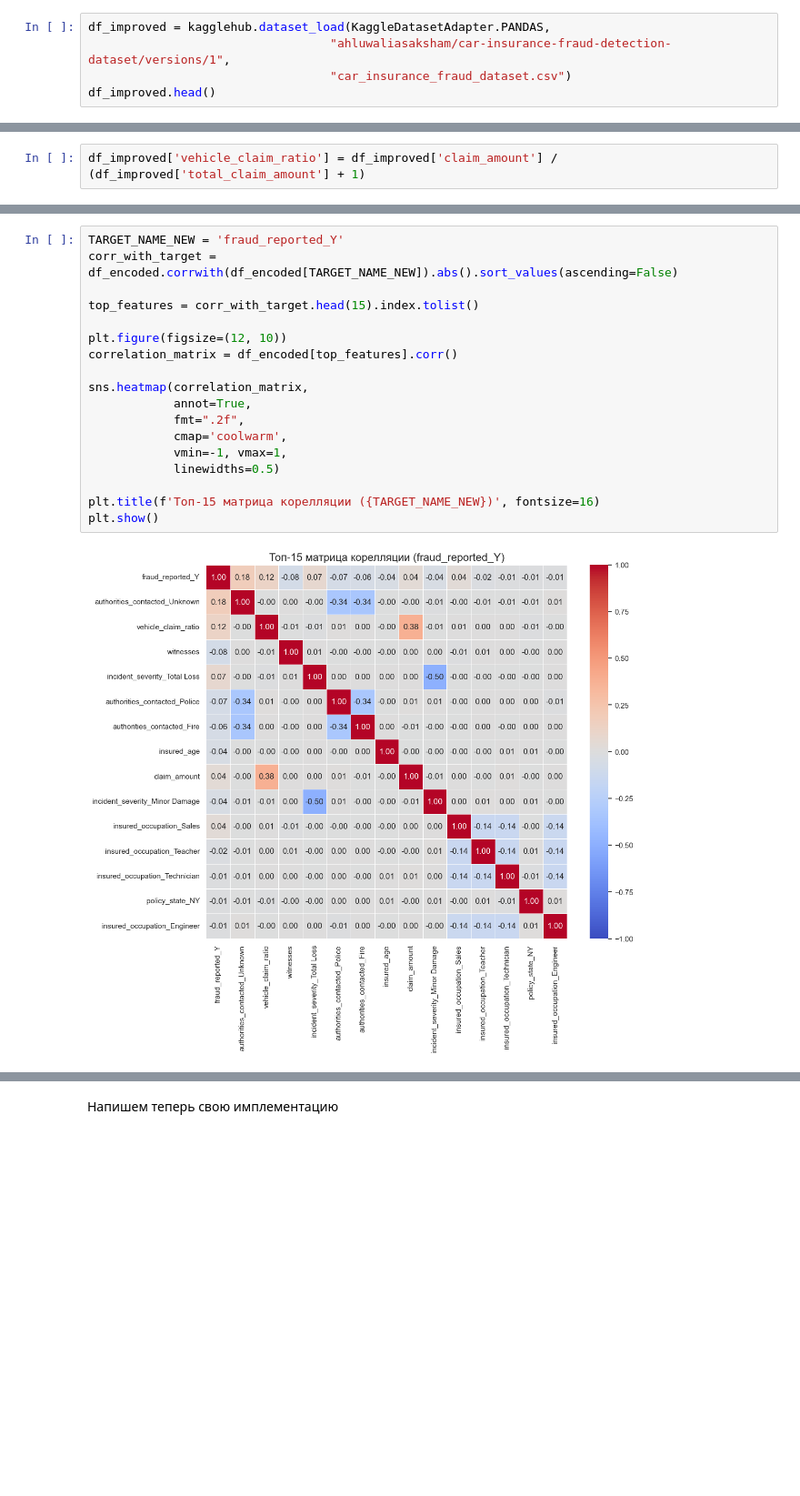
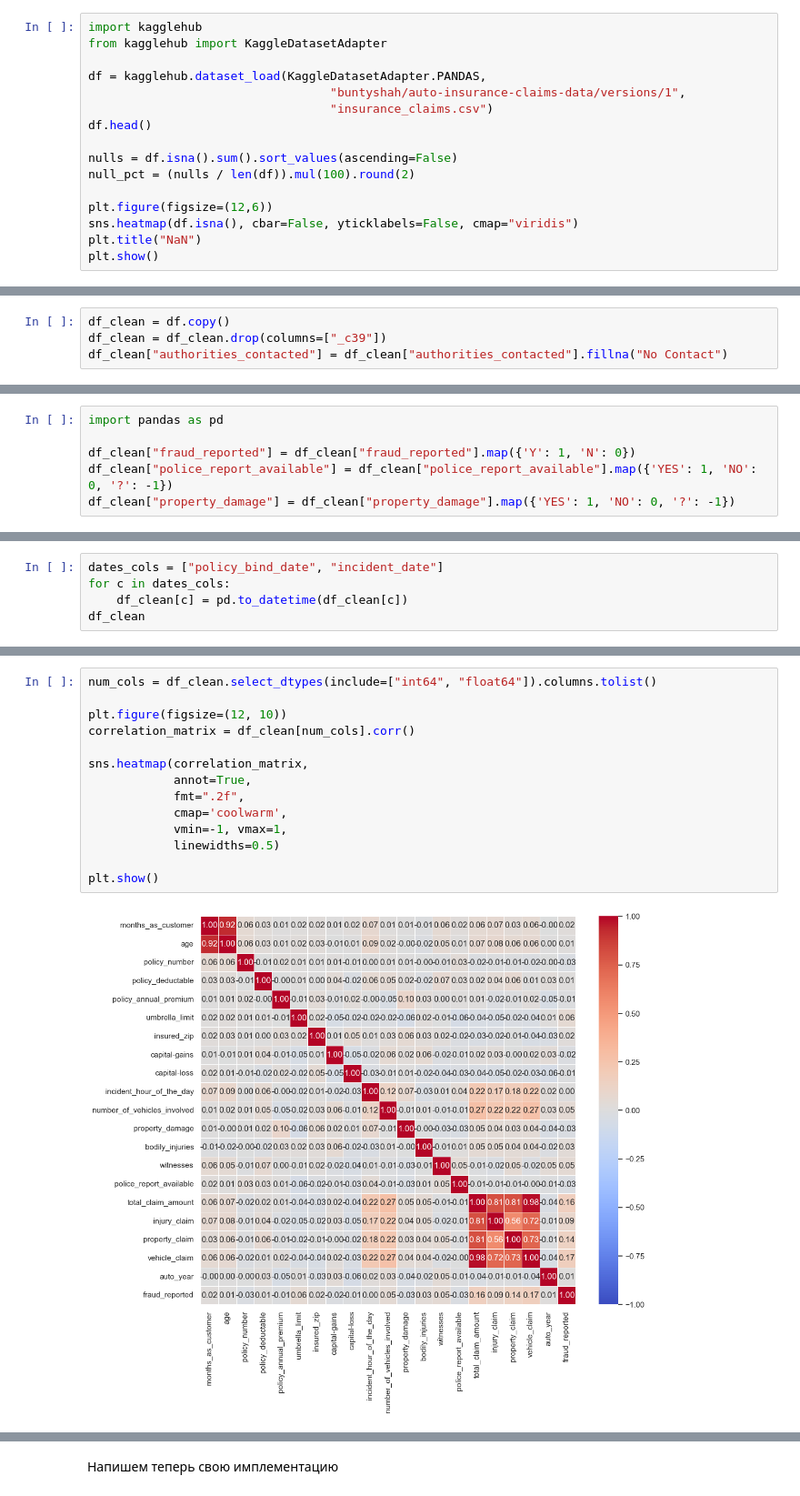
Before and after one commit to zloyaloha/ai-frameworks, a Jupyter notebook: lab1.ipynb, the cells around one changed output, grey strips where cells are left out. Shown at 91% size. Cells and saved outputs as stored; diff of their text form; blank space fills up the shorter version.

Commit message:
KNN, linear and decision tree with report, other without
Signed-off-by: Vladimir Filippov <zloyaloha@gmail.com>

```diff
--- a/lab1.ipynb
+++ b/lab1.ipynb
@@ -121,6 +145,17 @@ graphics(y_test, y_pred, y_prob)
 # %%
-df_improved = kagglehub.dataset_load(KaggleDatasetAdapter.PANDAS,
-                                  "ahluwaliasaksham/car-insurance-fraud-detection-dataset/versions/1",
-                                  "car_insurance_fraud_dataset.csv")
-df_improved.head()
+import kagglehub
+from kagglehub import KaggleDatasetAdapter
+
+df = kagglehub.dataset_load(KaggleDatasetAdapter.PANDAS,
+                                  "buntyshah/auto-insurance-claims-data/versions/1",
+                                  "insurance_claims.csv")
+df.head()
+
+nulls = df.isna().sum().sort_values(ascending=False)
+null_pct = (nulls / len(df)).mul(100).round(2)
+
+plt.figure(figsize=(12,6))
+sns.heatmap(df.isna(), cbar=False, yticklabels=False, cmap="viridis")
+plt.title("NaN")
+plt.show()
 # %% [output]
@@ -133,0 +165,4 @@ df_improved.head()
+# %%
+df_clean = df.copy()
+df_clean = df_clean.drop(columns=["_c39"])
+df_clean["authorities_contacted"] = df_clean["authorities_contacted"].fillna("No Contact")
@@ -134,2 +189,6 @@ df_improved.head()
 # %%
-df_improved['vehicle_claim_ratio'] = df_improved['claim_amount'] / (df_improved['total_claim_amount'] + 1)
+import pandas as pd
+
+df_clean["fraud_reported"] = df_clean["fraud_reported"].map({'Y': 1, 'N': 0})
+df_clean["police_report_available"] = df_clean["police_report_available"].map({'YES': 1, 'NO': 0, '?': -1})
+df_clean["property_damage"] = df_clean["property_damage"].map({'YES': 1, 'NO': 0, '?': -1})
@@ -174,0 +197,5 @@ df_encoded.head()
+# %%
+dates_cols = ["policy_bind_date", "incident_date"]
+for c in dates_cols:
+    df_clean[c] = pd.to_datetime(df_clean[c])
+df_clean
@@ -177,20 +218,16 @@ df_encoded.head()
 # %%
-TARGET_NAME_NEW = 'fraud_reported_Y'
-corr_with_target = df_encoded.corrwith(df_encoded[TARGET_NAME_NEW]).abs().sort_values(ascending=False)
-
-top_features = corr_with_target.head(15).index.tolist()
+num_cols = df_clean.select_dtypes(include=["int64", "float64"]).columns.tolist()
 
 plt.figure(figsize=(12, 10))
-correlation_matrix = df_encoded[top_features].corr()
+correlation_matrix = df_clean[num_cols].corr()
 
 sns.heatmap(correlation_matrix,
             annot=True,
             fmt=".2f",
             cmap='coolwarm',
             vmin=-1, vmax=1,
             linewidths=0.5)
 
-plt.title(f'Топ-15 матрица корелляции ({TARGET_NAME_NEW})', fontsize=16)
 plt.show()
 # %% [output]
-[figure, old version]
+[figure, new version]
```
Also changed, not shown: parts of 100 cells of this notebook, 4 other files.
